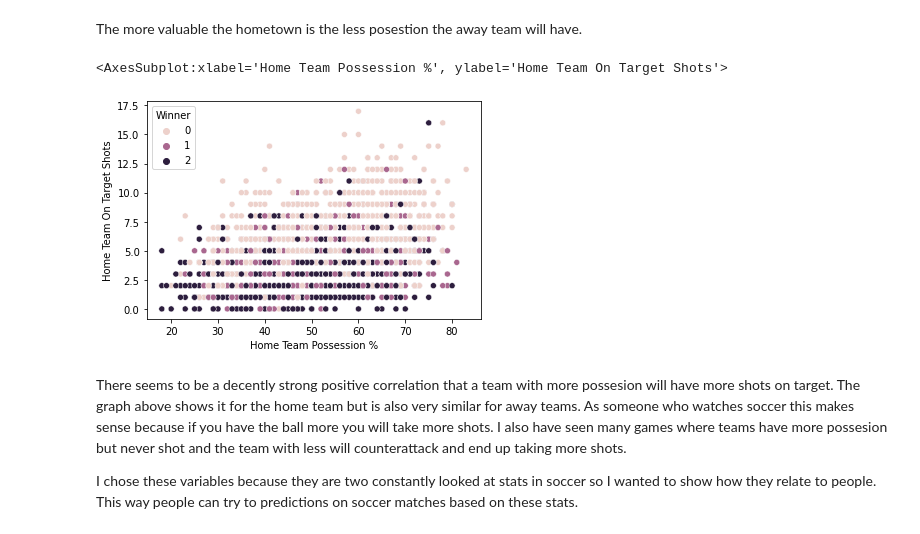
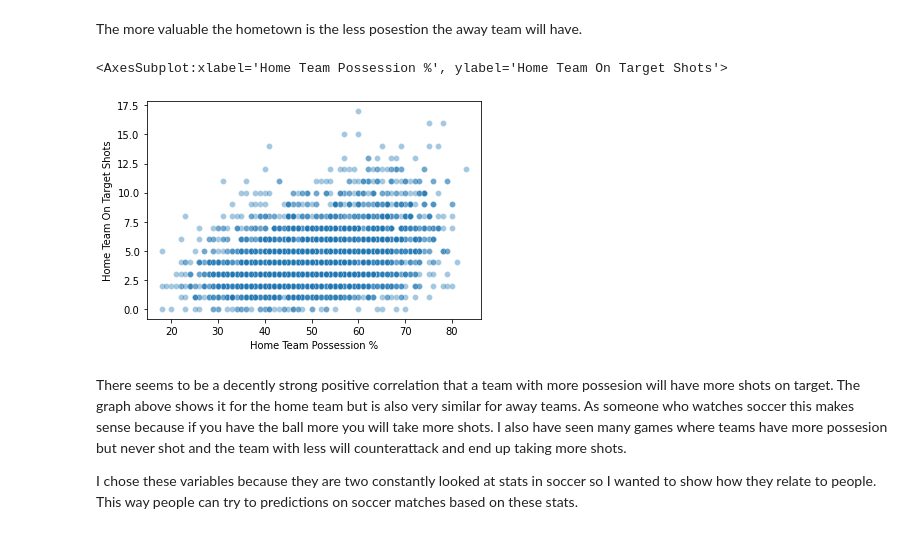
Before and after one commit to EliasLMann/Applied_ML_Proj2, a Jupyter notebook: Project02.ipynb, the cells around one changed output. Cells and saved outputs as stored; diff of their text form; code cells hidden in the pictures.

```diff
--- a/Project02.ipynb
+++ b/Project02.ipynb
@@ -454,10 +447,10 @@ sns.scatterplot(data=correlation, x='tm_h', y='Away Team Possession %', hue='Win
 # %% [markdown]
 The more valuable the hometown is the less posestion the away team will have.
 # %%
-sns.scatterplot(data=correlation, x='Home Team Possession %', y='Home Team On Target Shots', hue='Winner')
+sns.scatterplot(data=correlation, x='Home Team Possession %', y='Home Team On Target Shots', alpha=0.4)
 # %% [output]
 <AxesSubplot:xlabel='Home Team Possession %', ylabel='Home Team On Target Shots'>
-[figure, old version]
+[figure, new version]
 # %% [markdown]
 There seems to be a decently strong positive correlation that a team with more possesion will have more shots on target. The graph above shows it for the home team but is also very similar for away teams. As someone who watches soccer this makes sense because if you have the ball more you will take more shots. I also have seen many games where teams have more possesion but never shot and the team with less will counterattack and end up taking more shots.
 
```
Also changed, not shown: parts of 6 cells of this notebook.
